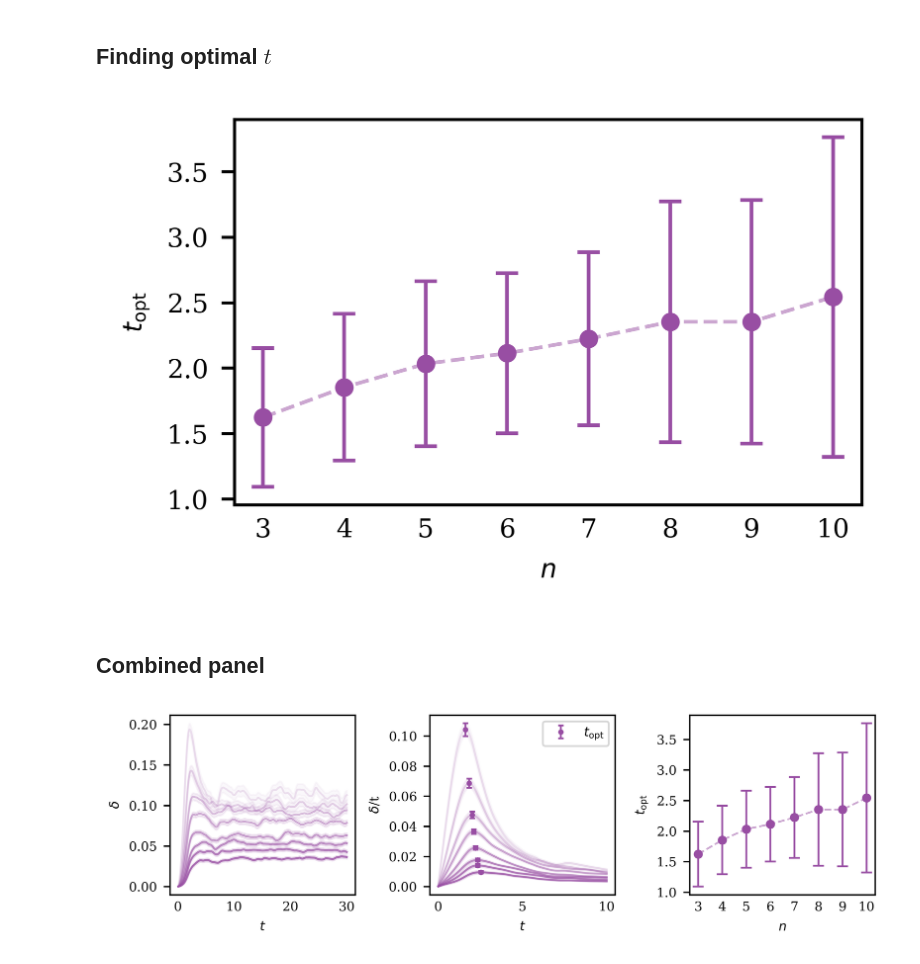
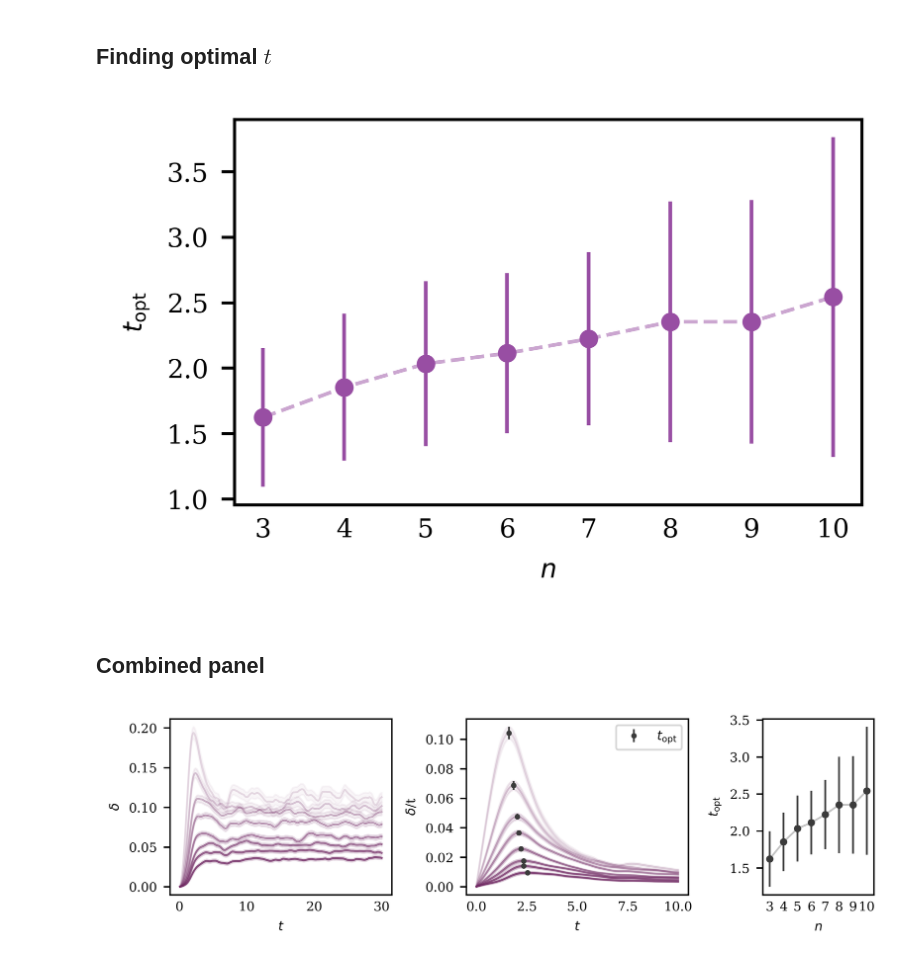
Before and after one commit to petr-ivashkov/quantum-mcmc, a Jupyter notebook: plots/delta_vs_t.ipynb, the cells around one changed output. Saved outputs shown, nothing was run; the diff lists cells and outputs as text; code cells hidden in the pictures.

```diff
--- a/plots/delta_vs_t.ipynb
+++ b/plots/delta_vs_t.ipynb
@@ -132,8 +132,7 @@ plt.errorbar(qubits_range,
              yerr=t_opt_err_arr,
              fmt='o',
              c=colors['purple'],
-             ms=4,
-             capsize=3)
+             ms=4)
 plt.xlabel('$n$')
 plt.ylabel('$t_{\mathrm{opt}}$')
 plt.xticks(qubits_range)
@@ -142,12 +141,12 @@ fig.tight_layout()
 
 fig.savefig(projectdir+f'figures/t_opt_vs_n')
 # %% [output]
-[figure, old version]
+[figure, new version]
 # %% [markdown]
 ## Combined panel
 # %%
 # Set up the 1x3 panel with shared width and height
-fig, axes = plt.subplots(1, 3, figsize=(figure_size_x, figure_size_y/2))
+fig, axes = plt.subplots(1, 3, figsize=(figure_size_x, figure_size_y/2), gridspec_kw={'width_ratios': [2,2,1]})
 
 # First plot: Delta vs. time
 for n_id, n in enumerate(qubits_range):
@@ -170,42 +169,41 @@ for n_id, n in enumerate(qubits_range):
                  color=colors['purple'],
                  alpha=(0.15 + 0.09 * n_id))
     axes[1].fill_between(time_range_short_times,
                         delta_over_t_arr[n_id]-delta_over_t_err_arr[n_id],
                         delta_over_t_arr[n_id]+delta_over_t_err_arr[n_id],
-                        color=colors['purple'],
-                        alpha=(0.2 + 0.1*n_id)*0.2)
+                        color=colors["purple"],
+                        alpha=(0.2 + 0.1*n_id)*0.3)
 axes[1].errorbar(t_opt_arr,
                  delta_over_t_opt_arr,
                  delta_over_t_opt_err_arr,
-                 fmt='.',
-                 color=colors['purple'],
-                 ms=4,
-                 capsize=1.5,
+                 fmt='o',
+                 color="#3b3b3b",
+                 ms=2,
                  label='$t_{\mathrm{opt}}$')
 
 axes[1].set_xlabel('$t$')
 axes[1].set_ylabel('$\delta$/t')
 axes[1].legend()
 
 # Third plot: t_opt vs. qubit range with error bars
-axes[2].plot(qubits_range, t_opt_arr, '--', color=colors['purple'], alpha=0.5)
+axes[2].plot(qubits_range, t_opt_arr, '-', color="#3b3b3b", alpha=0.3)
 axes[2].errorbar(qubits_range,
                  t_opt_arr,
-                 yerr=t_opt_err_arr,
+                 yerr=t_opt_err_arr/np.sqrt(2),
                  fmt='o',
-                 c=colors['purple'],
-                 ms=4,
-                 capsize=3)
+                 c="#3b3b3b",
+                 ms=3)
 axes[2].set_xlabel('$n$')
 axes[2].set_ylabel('$t_{\mathrm{opt}}$')
 axes[2].set_xticks(qubits_range)
+axes[2].set_xlim(2.5, 10.5)
 
 # Adjust layout to avoid overlapping
 fig.tight_layout()
 
 # Save the combined figure
 fig.savefig(projectdir + 'figures/panel_delta_vs_t')
 
 plt.show()
 # %% [output]
-[figure, old version]
+[figure, new version]
```
Also changed, not shown: parts of 1 cell of this notebook, 1 other file.
